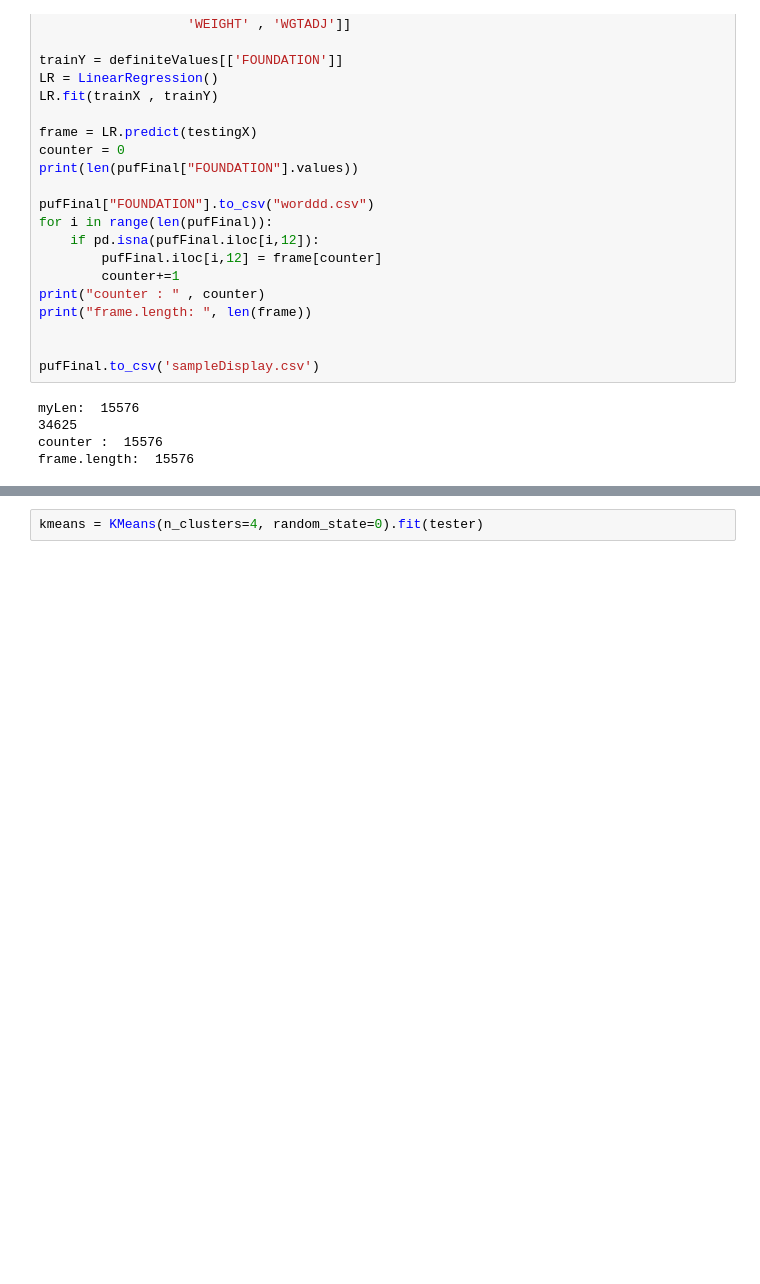
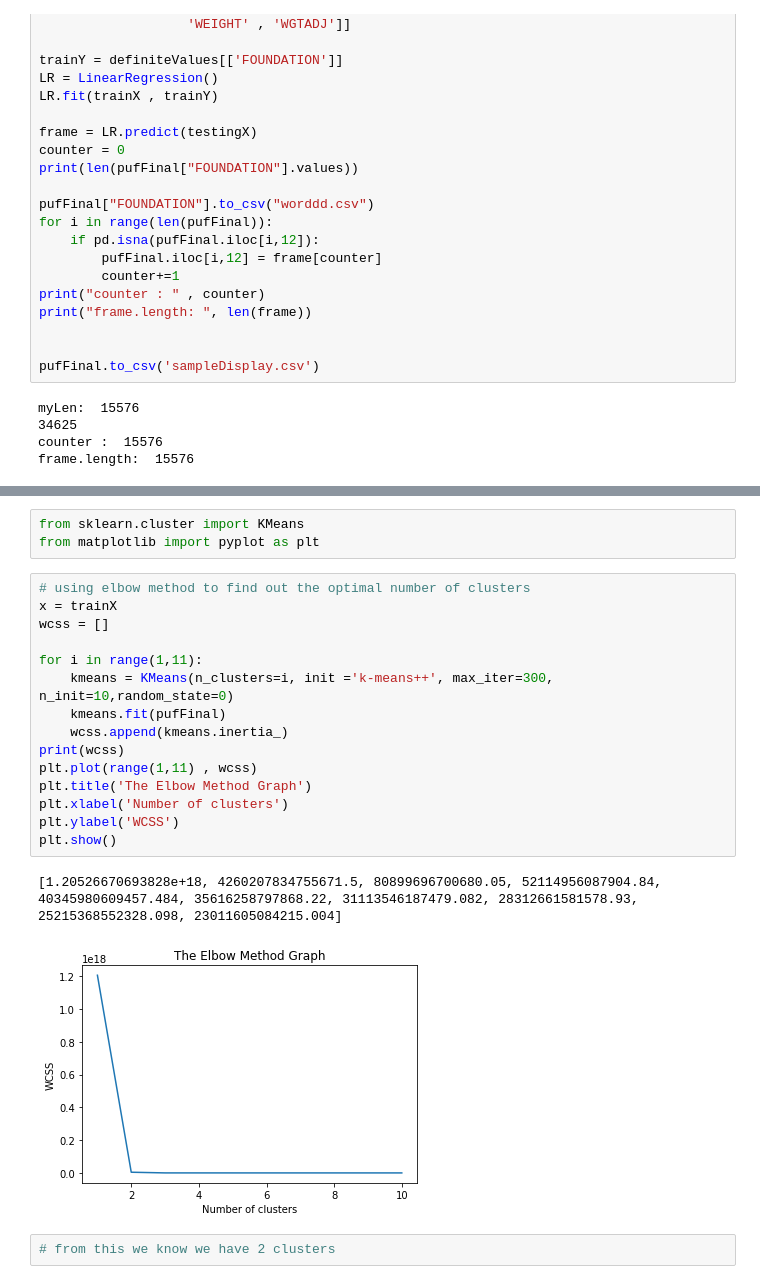
Before and after one commit to mverma40/MachineLearning4641B, a Jupyter notebook: MLHousingPrices.ipynb, the cells around one changed output, grey strips where cells are left out. Drawn from its saved outputs; the diff is of its cells as text; blank space fills up the shorter version.

```diff
--- a/MLHousingPrices.ipynb
+++ b/MLHousingPrices.ipynb
@@ -510,2 +506,23 @@ NameError: name 'pufFinal' is not defined
-# %%
-kmeans = KMeans(n_clusters=4, random_state=0).fit(tester)
+# %%
+from sklearn.cluster import KMeans
+from matplotlib import pyplot as plt
+# %%
+# using elbow method to find out the optimal number of clusters
+x = trainX
+wcss = []
+
+for i in range(1,11):
+    kmeans = KMeans(n_clusters=i, init ='k-means++', max_iter=300,  n_init=10,random_state=0)
+    kmeans.fit(pufFinal)
+    wcss.append(kmeans.inertia_)
+print(wcss)
+plt.plot(range(1,11) , wcss)
+plt.title('The Elbow Method Graph')
+plt.xlabel('Number of clusters')
+plt.ylabel('WCSS')
+plt.show()
+# %% [output]
+[1.20526670693828e+18, 4260207834755671.5, 80899696700680.05, 52114956087904.84, 40345980609457.484, 35616258797868.22, 31113546187479.082, 28312661581578.93, 25215368552328.098, 23011605084215.004]
+[figure, added]
+# %%
+# from this we know we have 2 clusters
```
Also changed, not shown: parts of 14 cells of this notebook.
